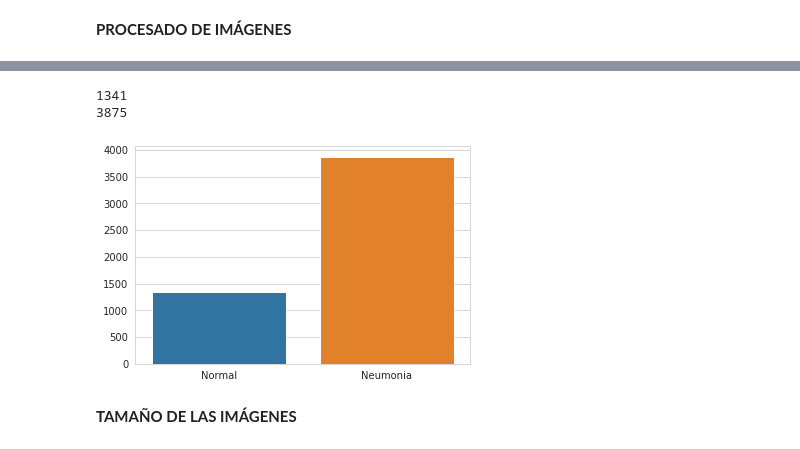
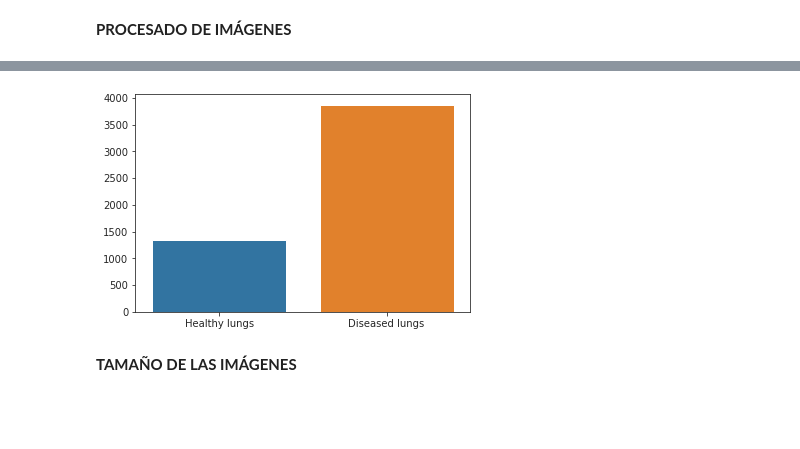
Before and after one commit to Albertogalred/Data-Science, a Jupyter notebook: NeumoX.ipynb, the cells around one changed output, grey strips where cells are left out. Cells and saved outputs as stored; diff of their text form; code cells hidden in the pictures; blank space fills up the shorter version.

```diff
--- a/NeumoX.ipynb
+++ b/NeumoX.ipynb
@@ -135,13 +140,10 @@ plt.show()
-# %%
-import seaborn as sns
-sns.set_style('whitegrid')
-sns.barplot(x=['Normal','Neumonia'],y=[len(total_images_train_normal),len(total_images_train_pneumonia)])
-print(len(total_images_train_normal))
-print(len(total_images_train_pneumonia))
-# %% [output]
-1341
-3875
-[figure, removed]
+# %%
+#sns.set_style("ticks", {"xtick.major.size": 8, "ytick.major.size": 8})
+#sns.set_style('darkgrid')
+sns.set_style("ticks")
+sns.barplot(x=['Healthy lungs','Diseased lungs'],y=[len(Train_normal),len(Train_neumonia)]);
+# %% [output]
+[figure, added]
 # %% [markdown]
 **TAMAÑO DE LAS IMÁGENES**
 # %%
```
Also changed, not shown: parts of 7 cells of this notebook.
